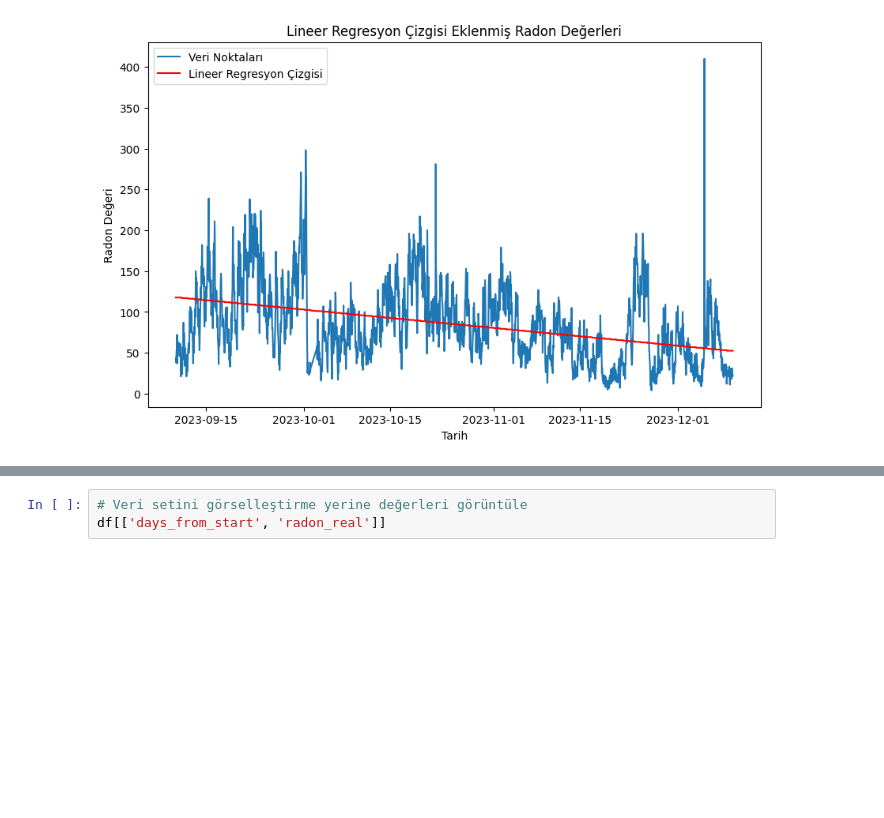
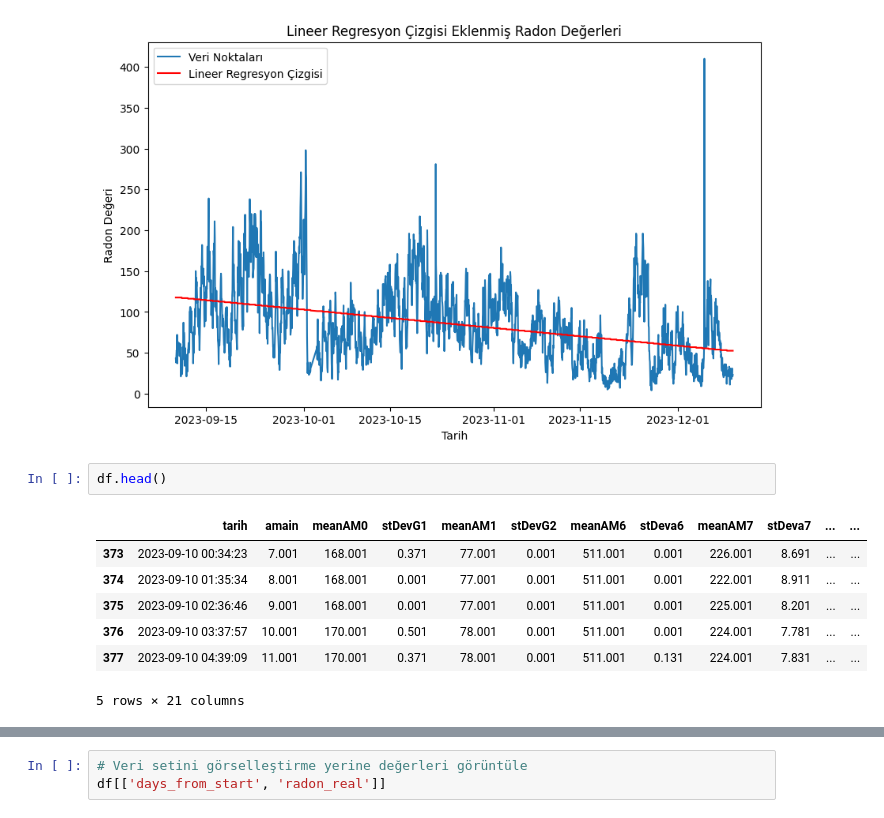
Before and after one commit to beriaacan/Radon-Analysis-with-Deep-Learning-Algorithms, a Jupyter notebook: 2_Data_Analysis.ipynb, the cells around one changed output, grey strips where cells are left out. Saved outputs shown, nothing was run; the diff lists cells and outputs as text; blank space fills up the shorter version.

```diff
--- a/2_Data_Analysis.ipynb
+++ b/2_Data_Analysis.ipynb
@@ -532,3 +532,13 @@ else:
     plt.show()
 # %% [output]
 [figure]
+# %%
+df.head()
+# %% [output]
+|  | tarih | amain | meanAM0 | stDevG1 | meanAM1 | stDevG2 | meanAM6 | stDeva6 | meanAM7 | stDeva7 | ... | ... |
+| 373 | 2023-09-10 00:34:23 | 7.001 | 168.001 | 0.371 | 77.001 | 0.001 | 511.001 | 0.001 | 226.001 | 8.691 | ... | ... |
+| 374 | 2023-09-10 01:35:34 | 8.001 | 168.001 | 0.001 | 77.001 | 0.001 | 511.001 | 0.001 | 222.001 | 8.911 | ... | ... |
+| 375 | 2023-09-10 02:36:46 | 9.001 | 168.001 | 0.001 | 77.001 | 0.001 | 511.001 | 0.001 | 225.001 | 8.201 | ... | ... |
+| 376 | 2023-09-10 03:37:57 | 10.001 | 170.001 | 0.501 | 78.001 | 0.001 | 511.001 | 0.001 | 224.001 | 7.781 | ... | ... |
+| 377 | 2023-09-10 04:39:09 | 11.001 | 170.001 | 0.371 | 78.001 | 0.001 | 511.001 | 0.131 | 224.001 | 7.831 | ... | ... |
+5 rows × 21 columns
```
Also changed, not shown: parts of 1 cell of this notebook.
